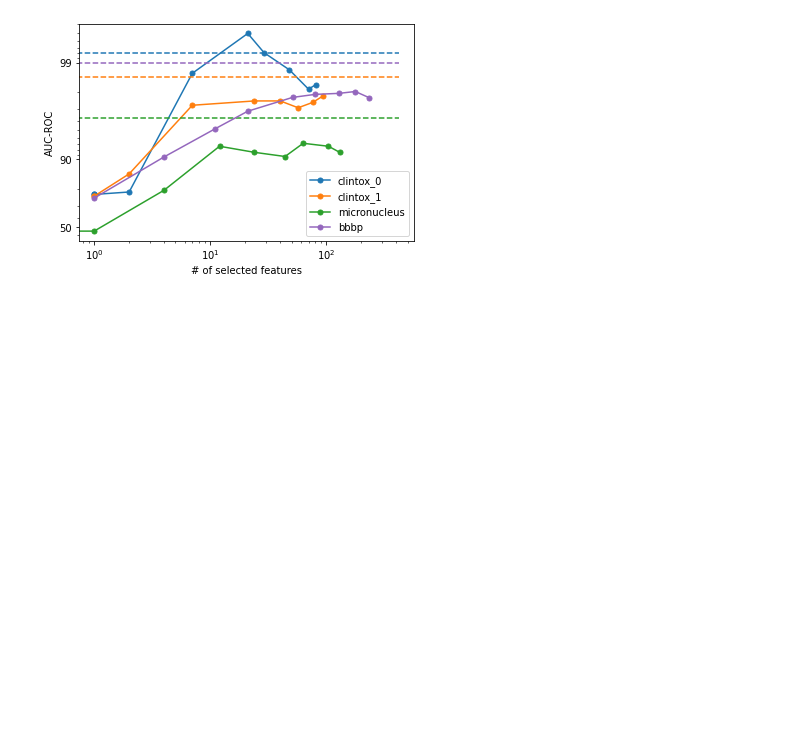
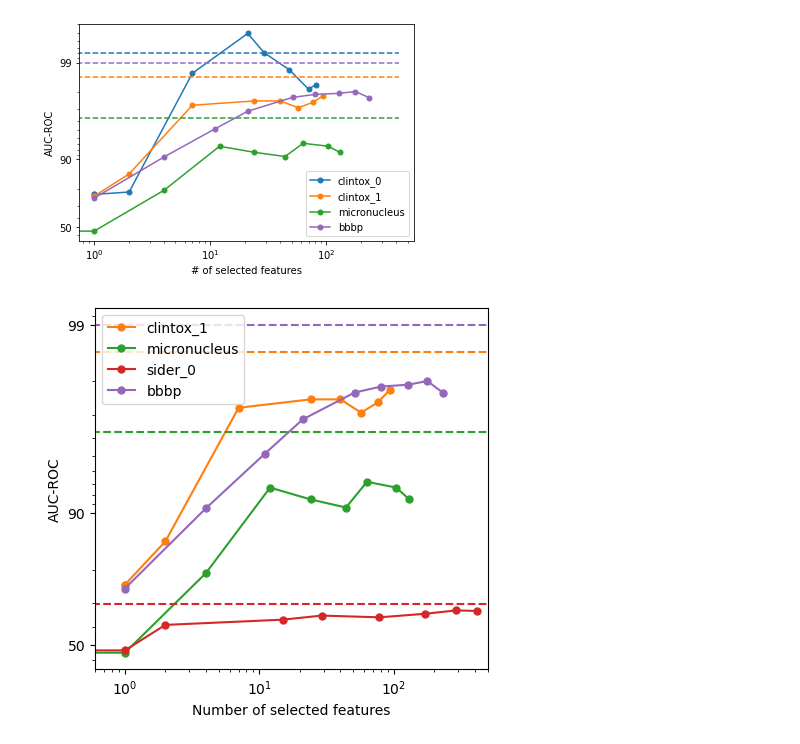
Before and after one commit to YerevaNN/fairseq, a Jupyter notebook: scripts/sentiment.ipynb, the cells around one changed output. Cells and saved outputs as stored; diff of their text form; code cells hidden in the pictures; blank space fills up the shorter version.

```diff
--- a/scripts/sentiment.ipynb
+++ b/scripts/sentiment.ipynb
@@ -10,6 +10,6 @@ paired_colors = ['#1f77b4', '#aec7e8', '#ff7f0e', '#ffbb78', '#2ca02c', '#98df8a
 # %%
 import pandas as pd
 # %%
-filename = '/home/gayane/BartLM/Bart/chemical/mess folder/sentiment.csv'
+filename = '/home/gayane/BartLM/Bart/chemical/mess_folder/sentiment.csv'
 df = pd.read_csv(filename)
 # %%
@@ -102,2 +77,37 @@ plt.ylabel("AUC-ROC");
 # %% [output]
 [figure]
+# %%
+plt.figure(dpi=100, figsize=(4.7, 4.7))
+for i, task in enumerate(tasks):
+    if task == 'clintox_0':
+        continue
+    plt.plot(
+        df['# feat.s'][df.Task == task],
+        100 - df.auroc[df.Task == task],
+        color = paired_colors[2*i],
+        marker = 'o',
+        markersize = 5,
+        label = task
+    )
+    finetuned = 100 - df['auroc (fine-tuned)'][df.Task == task].max()
+    plt.plot([df['# feat.s'].min(), df['# feat.s'].max() + 100], [finetuned, finetuned], paired_colors[2*i],
+             linestyle='dashed')
+plt.legend()
+# plt.ylim(60, 105)
+plt.xlim(0.6, 500)
+plt.yscale('log')
+plt.xscale('log')
+plt.gca().invert_yaxis()
+yticks = np.array([1, 10, 50])
+plt.yticks(yticks, 100 - yticks)
+
+plt.gca().set_aspect(1.4)
+
+plt.xlabel("Number of selected features")
+plt.ylabel("AUC-ROC");
+
+plt.tight_layout()
+
+plt.savefig("sentiment.pdf", pad_inches=0)
+# %% [output]
+[figure, added]
```
Also changed, not shown: parts of 2 cells of this notebook, 14 other files.
